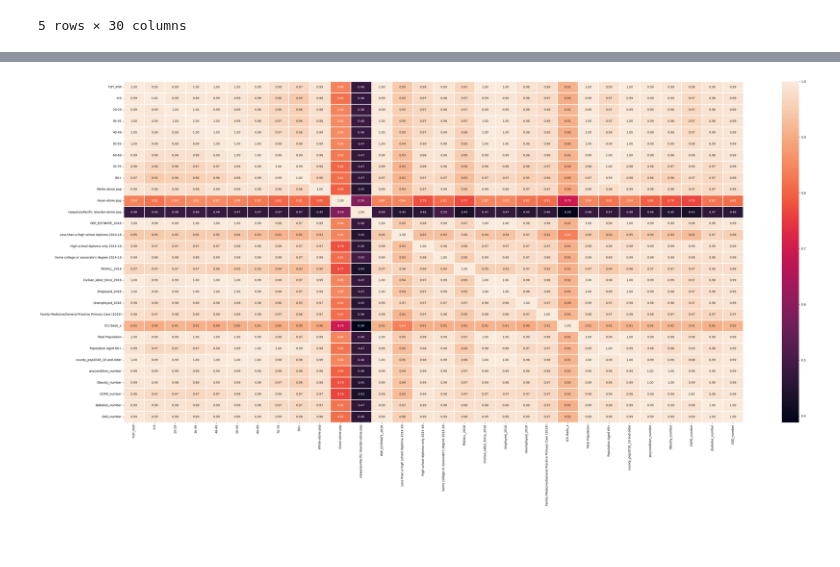
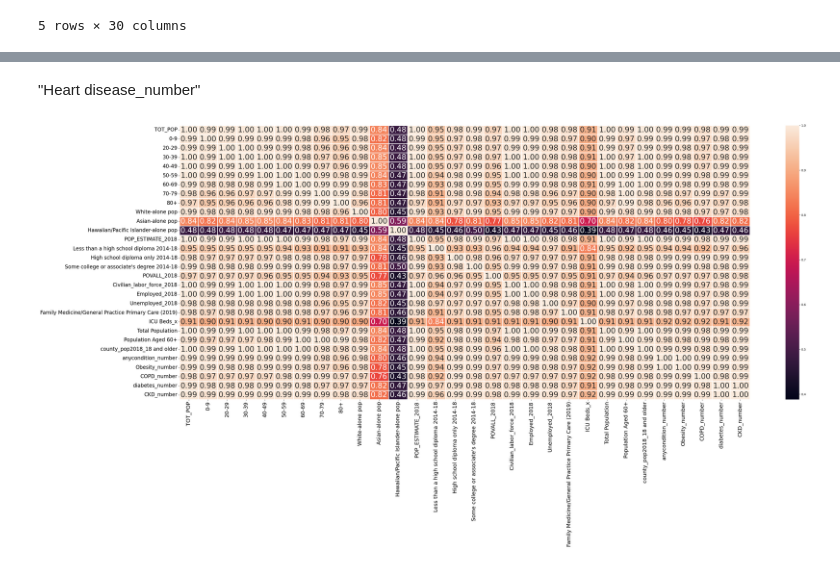
Before and after one commit to 4GeeksAcademy/Kurganova_REGULARIZED-LINEAR-REG, a Jupyter notebook: src/explore.ipynb, the cells around one changed output, grey strips where cells are left out. Cells and saved outputs as stored; diff of their text form; code cells hidden in the pictures; blank space fills up the shorter version.

```diff
--- a/src/explore.ipynb
+++ b/src/explore.ipynb
@@ -304,0 +339,7 @@ X_test_sel_S_N.head()
+# %%
+# Nombre de la nueva columna
+nueva_columna = 'Heart disease_number'
+
+# Insertar la nueva columna en la posición deseada (aquí se inserta al final)
+selected_data.insert(loc=len(selected_data.columns), column=nueva_columna, value=nueva_columna)
+selected_data.columns
@@ -305,20 +359,24 @@ X_test_sel_S_N.head()
+# %% [markdown]
+"Heart disease_number"
 # %%
 #correlacion
 
 
 
 
 
 # Seleccionar las columnas deseadas del DataFrame raw_ds
-selected_data = raw_ds[selected_columns]
+#selected_data = raw_ds[selected_columns]
 
 # Calcular la correlación entre las columnas seleccionadas
 correlation_matrix = selected_data.corr()
 
 # Visualizar la matriz de correlación usando un heatmap
 fig, axis = plt.subplots(figsize=(40,20))
-sns.heatmap(correlation_matrix, annot=True, fmt=".2f", linecolor='white', linewidths=1)
+sns.heatmap(correlation_matrix, annot=True, fmt=".2f", linecolor='white', linewidths=1, annot_kws={"size": 25})
+plt.xticks(fontsize=18)
+plt.yticks(fontsize=17)
 plt.tight_layout()
 plt.show()
 # %% [output]
-[figure, old version]
+[figure, new version]
```
Also changed, not shown: parts of 5 cells of this notebook.
